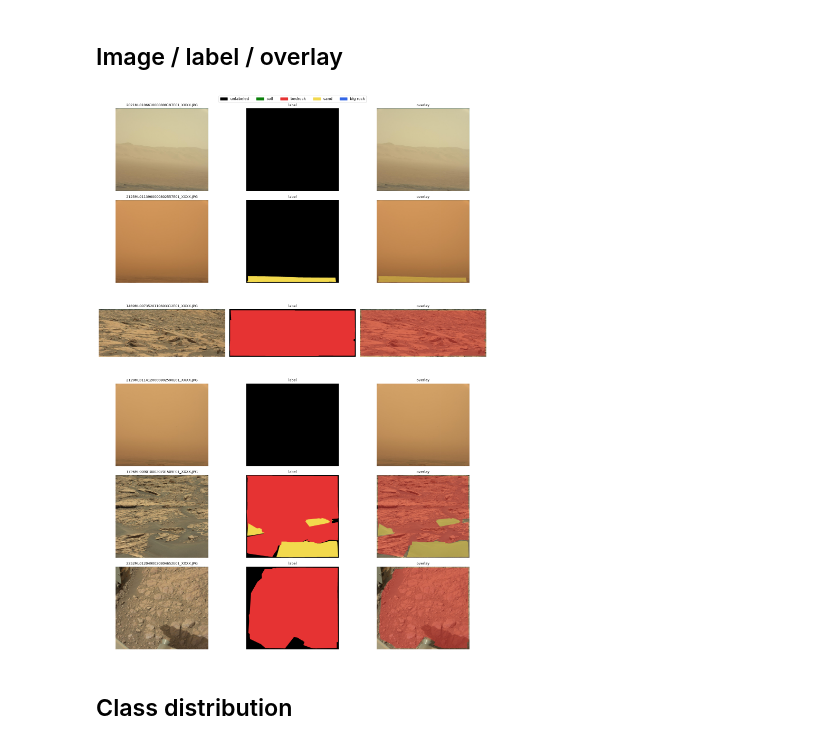
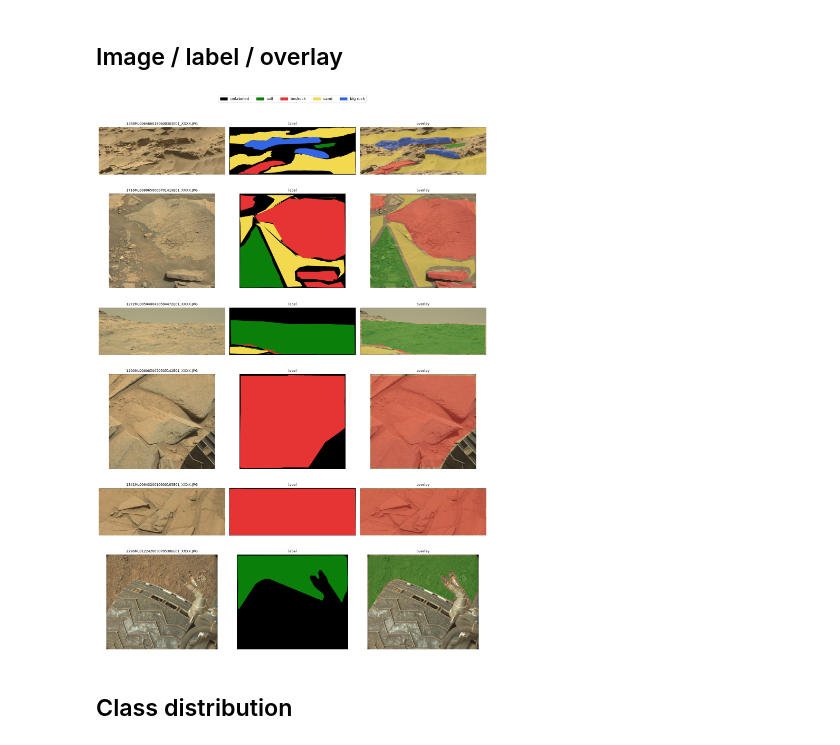
Before and after one commit to noazlee/cs400_image_segmentation, a Jupyter notebook: Segformer/utils/visualize_labels_colored_data_poster.ipynb, the cells around one changed output. Cells and saved outputs as stored; diff of their text form; code cells hidden in the pictures.

```diff
--- a/Segformer/utils/visualize_labels_colored_data_poster.ipynb
+++ b/Segformer/utils/visualize_labels_colored_data_poster.ipynb
@@ -47,27 +47,27 @@ print(f"{len(image_paths)} images in {image_dir}")
 # %%
 N = 6
 ALPHA = 0.5
-rng = np.random.default_rng(4)
+rng = np.random.default_rng(8)
 sample = rng.choice(image_paths, size=min(N, len(image_paths)), replace=False)
 
 fig, axes = plt.subplots(len(sample), 3, figsize=(15, 3.5 * len(sample)))
 for row, img_path in zip(np.atleast_2d(axes), sample):
     image = np.array(Image.open(img_path).convert("RGB"))
     label = np.array(Image.open(label_path(img_path)))
     color = colorize(label)
     overlay = np.where((label == UNLABELED)[..., None], image, (1 - ALPHA) * image + ALPHA * color).astype(np.uint8)
 
     for ax, im, title in zip(row, [image, color, overlay], [img_path.name, "label", "overlay"]):
         ax.imshow(im)
         ax.set_title(title, fontsize=9)
         ax.axis("off")
 
 handles = [Patch(color=np.array(rgb) / 255, label=name) for name, rgb in CLASSES.values()]
 fig.legend(handles=handles, loc="upper center", ncol=len(handles), bbox_to_anchor=(0.5, 1.01))
 plt.tight_layout()
 plt.show()
 # %% [output]
-[figure, old version]
+[figure, new version]
 # %% [markdown]
 ## Class distribution
 # %%
```
Also changed, not shown: 19 other files.
